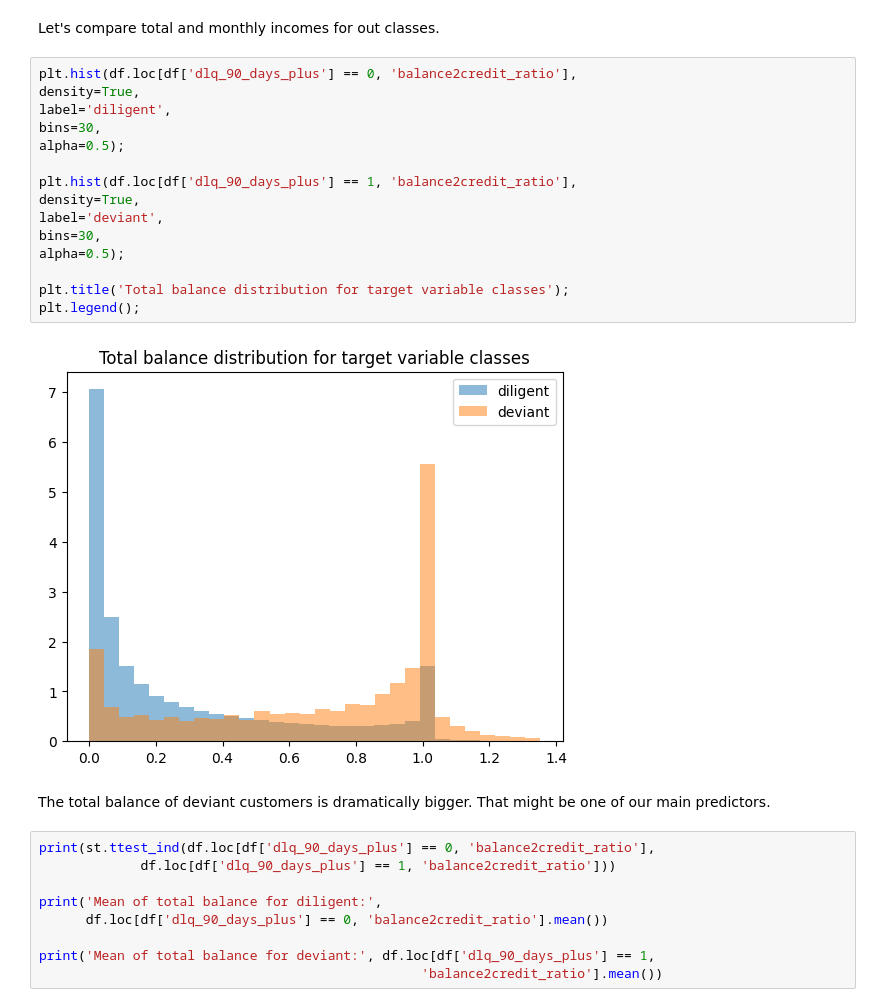
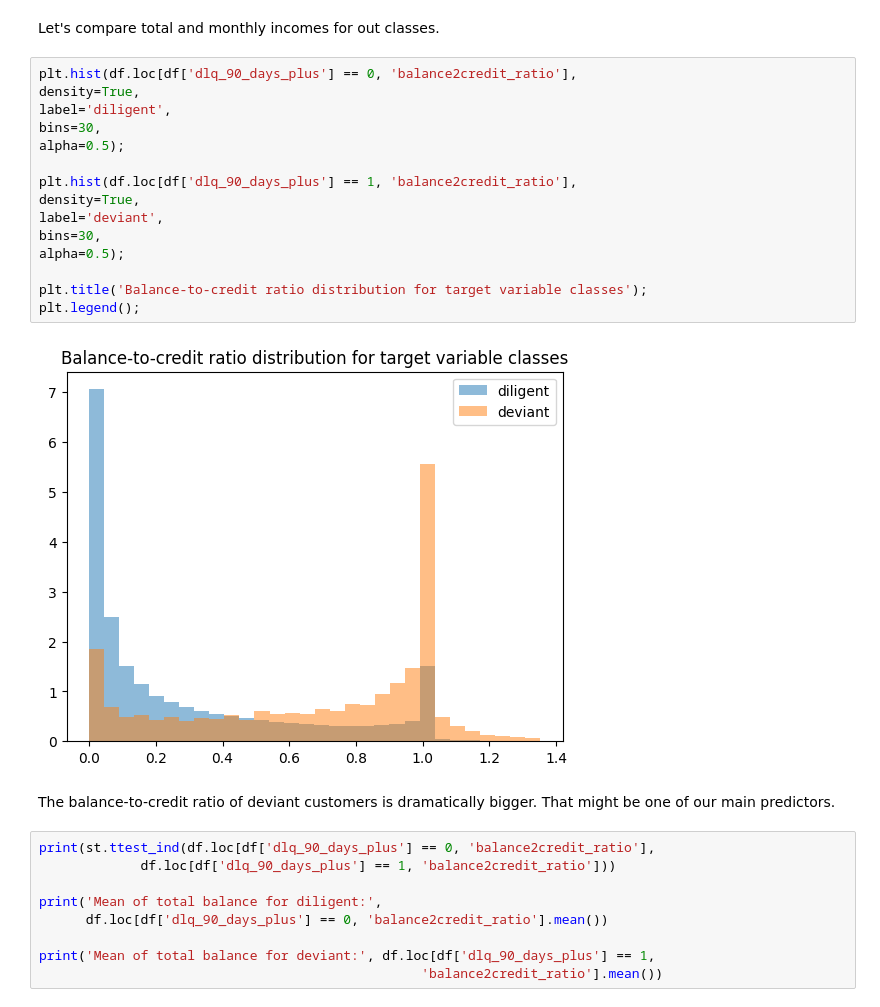
Before and after one commit to CzSadykov/credit_scoring, a Jupyter notebook: EDA+ML.ipynb, the cells around one changed output. Saved outputs shown, nothing was run; the diff lists cells and outputs as text.

```diff
--- a/EDA+ML.ipynb
+++ b/EDA+ML.ipynb
@@ -417,22 +417,22 @@ Let's compare total and monthly incomes for out classes.
 # %%
 plt.hist(df.loc[df['dlq_90_days_plus'] == 0, 'balance2credit_ratio'],
 density=True,
 label='diligent',
 bins=30,
 alpha=0.5);
 
 plt.hist(df.loc[df['dlq_90_days_plus'] == 1, 'balance2credit_ratio'],
 density=True,
 label='deviant',
 bins=30,
 alpha=0.5);
 
-plt.title('Total balance distribution for target variable classes');
+plt.title('Balance-to-credit ratio distribution for target variable classes');
 plt.legend();
 # %% [output]
-[figure, old version]
+[figure, new version]
 # %% [markdown]
-The total balance of deviant customers is dramatically bigger. That might be one of our main predictors.
+The balance-to-credit ratio of deviant customers is dramatically bigger. That might be one of our main predictors.
 # %%
 print(st.ttest_ind(df.loc[df['dlq_90_days_plus'] == 0, 'balance2credit_ratio'],
              df.loc[df['dlq_90_days_plus'] == 1, 'balance2credit_ratio']))
```
Also changed, not shown: parts of 12 cells of this notebook.
